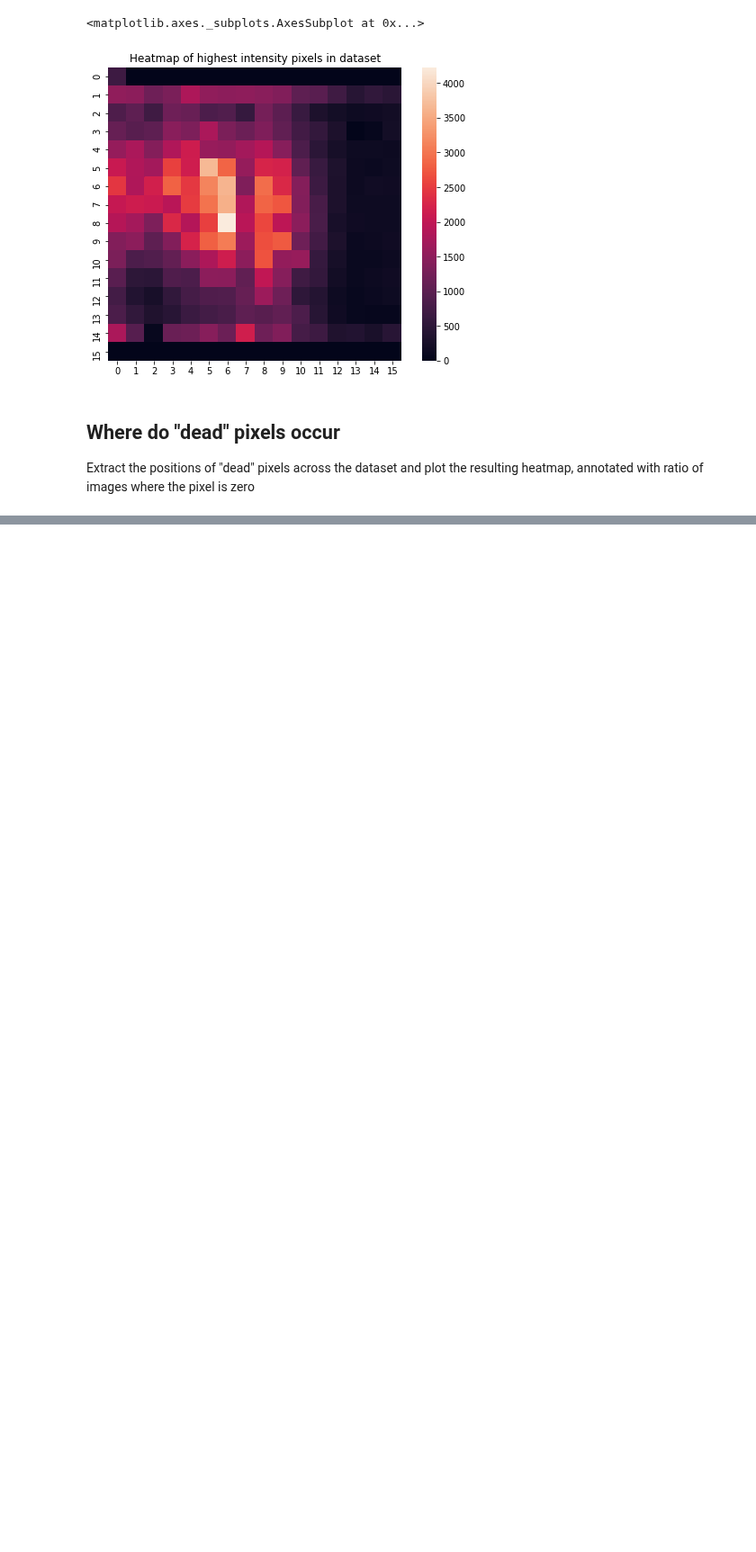
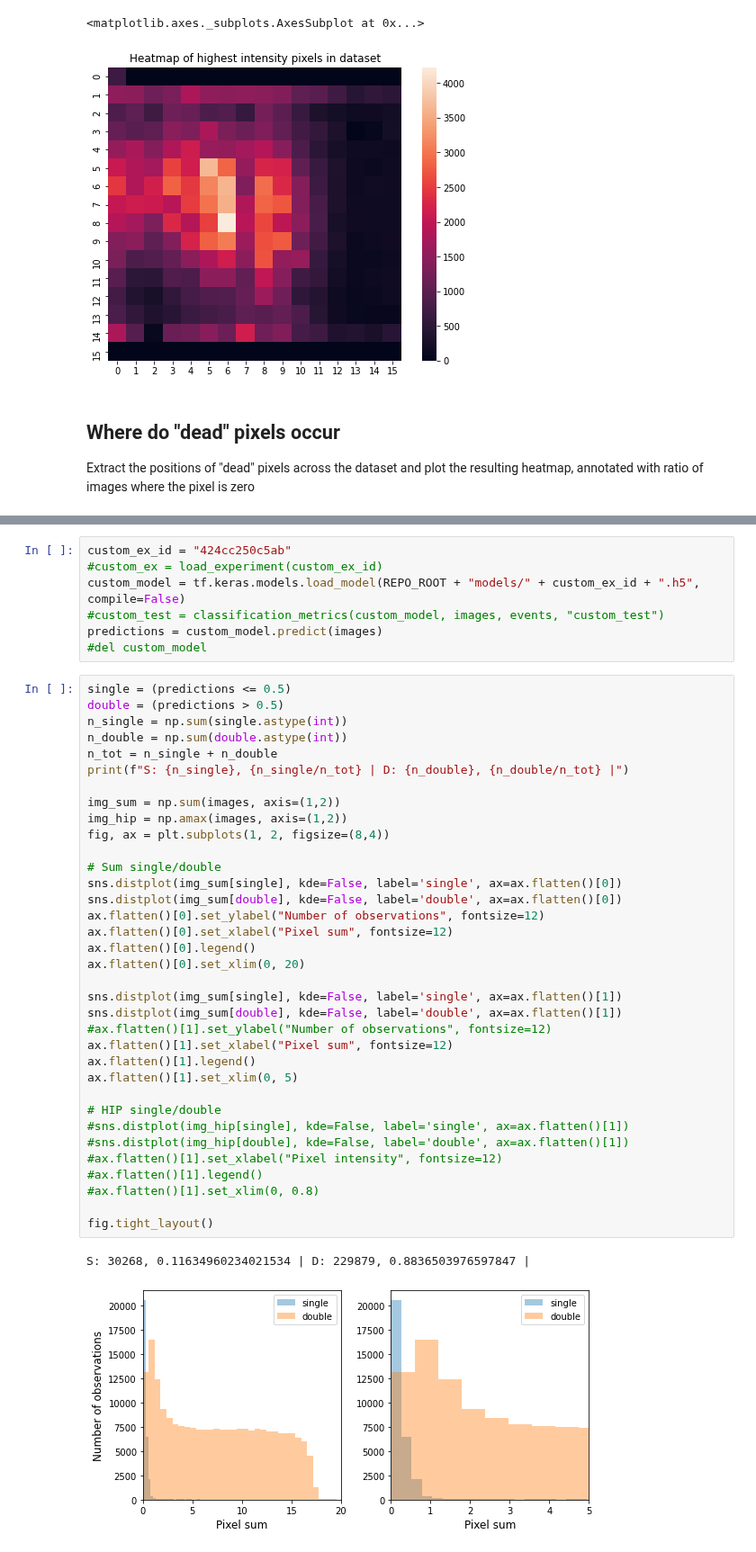
Before and after one commit to geirtul/master_analysis, a Jupyter notebook: notebooks/exploration/data_exploration_anodedata.ipynb, the cells around one changed output, grey strips where cells are left out. Shown at 90% size. Drawn from its saved outputs; the diff is of its cells as text; blank space fills up the shorter version.

```diff
--- a/notebooks/exploration/data_exploration_anodedata.ipynb
+++ b/notebooks/exploration/data_exploration_anodedata.ipynb
@@ -103,0 +201,45 @@ ax.invert_yaxis()
+# %%
+custom_ex_id = "424cc250c5ab"
+#custom_ex = load_experiment(custom_ex_id)
+custom_model = tf.keras.models.load_model(REPO_ROOT + "models/" + custom_ex_id + ".h5", compile=False)
+#custom_test = classification_metrics(custom_model, images, events, "custom_test")
+predictions = custom_model.predict(images)
+#del custom_model
+# %%
+single = (predictions <= 0.5)
+double = (predictions > 0.5)
+n_single = np.sum(single.astype(int))
+n_double = np.sum(double.astype(int))
+n_tot = n_single + n_double
+print(f"S: {n_single}, {n_single/n_tot} | D: {n_double}, {n_double/n_tot} |")
+
+img_sum = np.sum(images, axis=(1,2))
+img_hip = np.amax(images, axis=(1,2))
+fig, ax = plt.subplots(1, 2, figsize=(8,4))
+
+# Sum single/double
+sns.distplot(img_sum[single], kde=False, label='single', ax=ax.flatten()[0])
+sns.distplot(img_sum[double], kde=False, label='double', ax=ax.flatten()[0])
+ax.flatten()[0].set_ylabel("Number of observations", fontsize=12)
+ax.flatten()[0].set_xlabel("Pixel sum", fontsize=12)
+ax.flatten()[0].legend()
+ax.flatten()[0].set_xlim(0, 20)
+
+sns.distplot(img_sum[single], kde=False, label='single', ax=ax.flatten()[1])
+sns.distplot(img_sum[double], kde=False, label='double', ax=ax.flatten()[1])
+#ax.flatten()[1].set_ylabel("Number of observations", fontsize=12)
+ax.flatten()[1].set_xlabel("Pixel sum", fontsize=12)
+ax.flatten()[1].legend()
+ax.flatten()[1].set_xlim(0, 5)
+
+# HIP single/double
+#sns.distplot(img_hip[single], kde=False, label='single', ax=ax.flatten()[1])
+#sns.distplot(img_hip[double], kde=False, label='double', ax=ax.flatten()[1])
+#ax.flatten()[1].set_xlabel("Pixel intensity", fontsize=12)
+#ax.flatten()[1].legend()
+#ax.flatten()[1].set_xlim(0, 0.8)
+
+fig.tight_layout()
+# %% [output]
+S: 30268, 0.11634960234021534 | D: 229879, 0.8836503976597847 |
+[figure, added]
```
Also changed, not shown: parts of 14 cells of this notebook, 2 other files.
